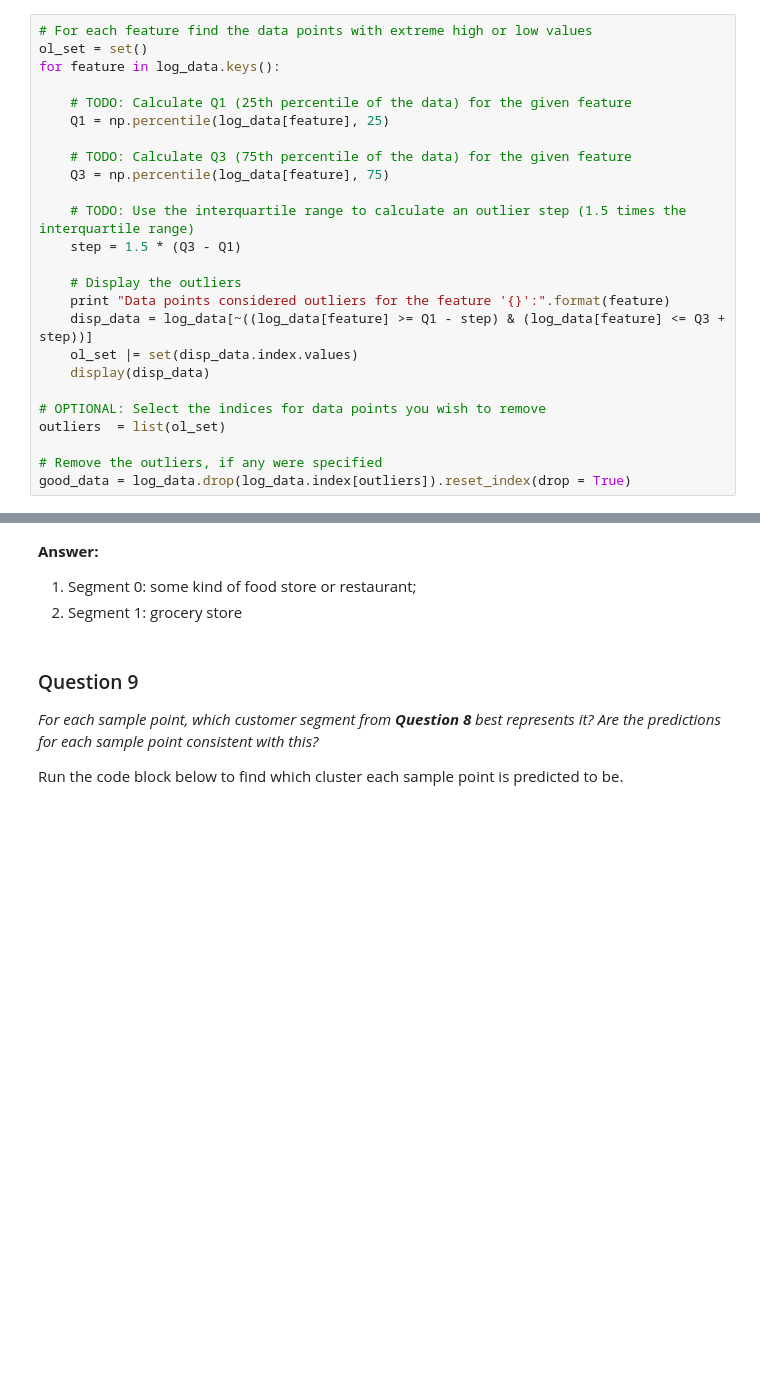
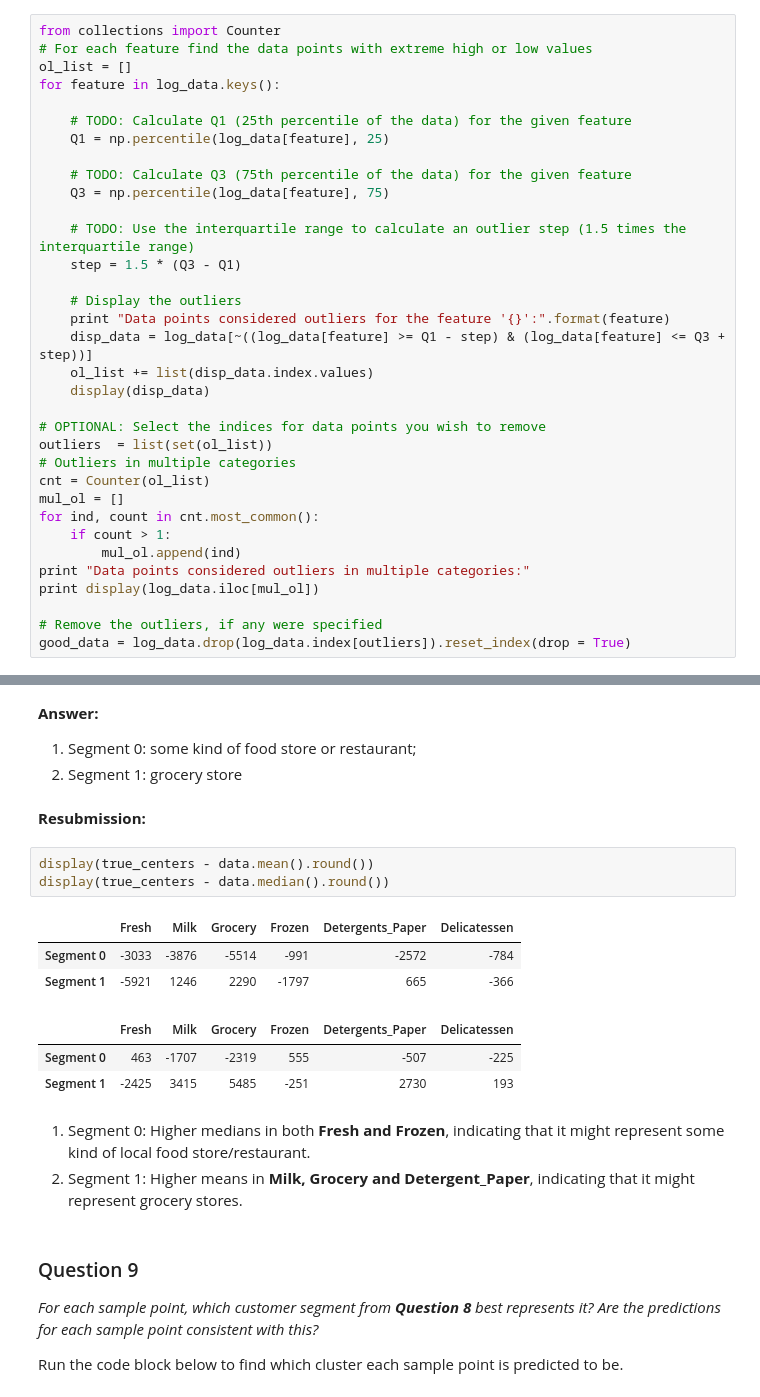
Before and after one commit to Jaspereclipse/machine-learning, a Jupyter notebook: projects/creating_customer_segments/customer_segments.ipynb, the cells around one changed output, grey strips where cells are left out. Saved outputs shown, nothing was run; the diff lists cells and outputs as text; blank space fills up the shorter version.

```diff
--- a/projects/creating_customer_segments/customer_segments.ipynb
+++ b/projects/creating_customer_segments/customer_segments.ipynb
@@ -185,8 +203,9 @@ In the code block below, you will need to implement the following:
 **NOTE:** If you choose to remove any outliers, ensure that the sample data does not contain any of these points!
 Once you have performed this implementation, the dataset will be stored in the variable `good_data`.
 # %%
+from collections import Counter
 # For each feature find the data points with extreme high or low values
-ol_set = set()
+ol_list = []
 for feature in log_data.keys():
 
     # TODO: Calculate Q1 (25th percentile of the data) for the given feature
@@ -201,11 +220,19 @@ for feature in log_data.keys():
     # Display the outliers
     print "Data points considered outliers for the feature '{}':".format(feature)
     disp_data = log_data[~((log_data[feature] >= Q1 - step) & (log_data[feature] <= Q3 + step))]
-    ol_set |= set(disp_data.index.values)
+    ol_list += list(disp_data.index.values)
     display(disp_data)
 
 # OPTIONAL: Select the indices for data points you wish to remove
-outliers  = list(ol_set)
+outliers  = list(set(ol_list))
+# Outliers in multiple categories
+cnt = Counter(ol_list)
+mul_ol = []
+for ind, count in cnt.most_common():
+    if count > 1:
+        mul_ol.append(ind)
+print "Data points considered outliers in multiple categories:"
+print display(log_data.iloc[mul_ol])
 
 # Remove the outliers, if any were specified
 good_data = log_data.drop(log_data.index[outliers]).reset_index(drop = True)
@@ -461,6 +499,21 @@ Consider the total purchase cost of each product category for the representative
 **Answer:**
 1. Segment 0: some kind of food store or restaurant;
 2. Segment 1: grocery store
+# %% [markdown]
+**Resubmission:**
+# %%
+display(true_centers - data.mean().round())
+display(true_centers - data.median().round())
+# %% [output]
+|  | Fresh | Milk | Grocery | Frozen | Detergents_Paper | Delicatessen |
+| Segment 0 | -3033 | -3876 | -5514 | -991 | -2572 | -784 |
+| Segment 1 | -5921 | 1246 | 2290 | -1797 | 665 | -366 |
+|  | Fresh | Milk | Grocery | Frozen | Detergents_Paper | Delicatessen |
+| Segment 0 | 463 | -1707 | -2319 | 555 | -507 | -225 |
+| Segment 1 | -2425 | 3415 | 5485 | -251 | 2730 | 193 |
+# %% [markdown]
+1. Segment 0: Higher medians in both **Fresh and Frozen**, indicating that it might represent some kind of local food store/restaurant.
+2. Segment 1: Higher means in **Milk, Grocery and Detergent_Paper**, indicating that it might represent grocery stores.
 # %% [markdown]
 ### Question 9
 *For each sample point, which customer segment from* ***Question 8*** *best represents it? Are the predictions for each sample point consistent with this?*
```
Also changed, not shown: parts of 9 cells of this notebook.
